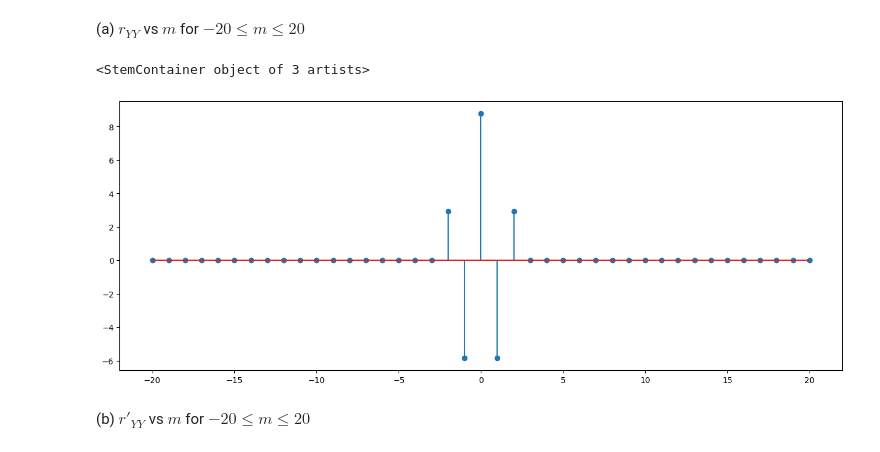
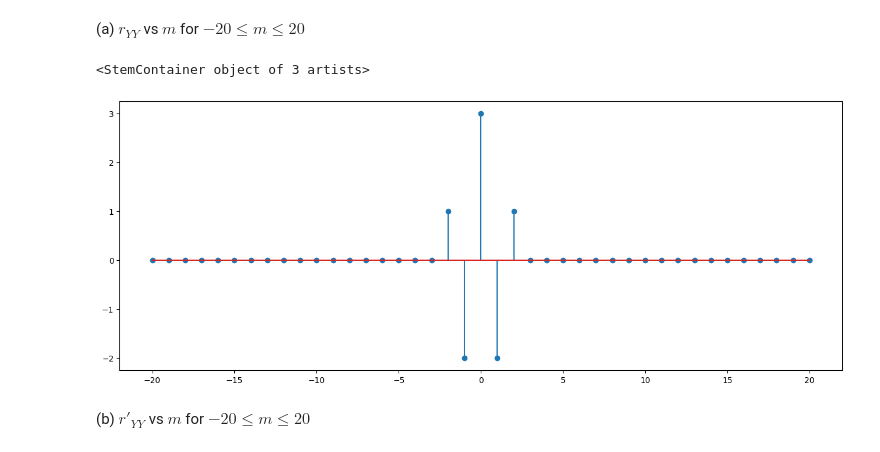
Before and after one commit to cdavin2/dsp_lab07b, a Jupyter notebook: lab07b_final_report.ipynb, the cells around one changed output. Drawn from its saved outputs; the diff is of its cells as text; code cells hidden in the pictures.

```diff
--- a/lab07b_final_report.ipynb
+++ b/lab07b_final_report.ipynb
@@ -264,19 +264,11 @@ def get_sample_var(X):
 # %%
 # insert your code here
 m = np.linspace(-20, 20, 41)
-rxx = get_sample_var(y) * (m == 0).astype(float)
-
-hn = np.zeros(41)
-hn[0] = 1
-hn[1] = -1
-hn[2] = 1
-
-ryy = np.convolve(np.convolve(hn, np.flip(hn)), rxx)
-
-plt.stem(m, ryy[40:81])
+ryy = 3*(m == 0).astype(float) - 2*(np.abs(m) == 1).astype(float) + (np.abs(m) == 2).astype(float)
+plt.stem(m, ryy)
 # %% [output]
 <StemContainer object of 3 artists>
-[figure, old version]
+[figure, new version]
 # %% [markdown]
 (b) $r'_{YY}$ vs $m$ for $-20\leq m\leq20$
 # %%
```
Also changed, not shown: parts of 30 cells of this notebook.
